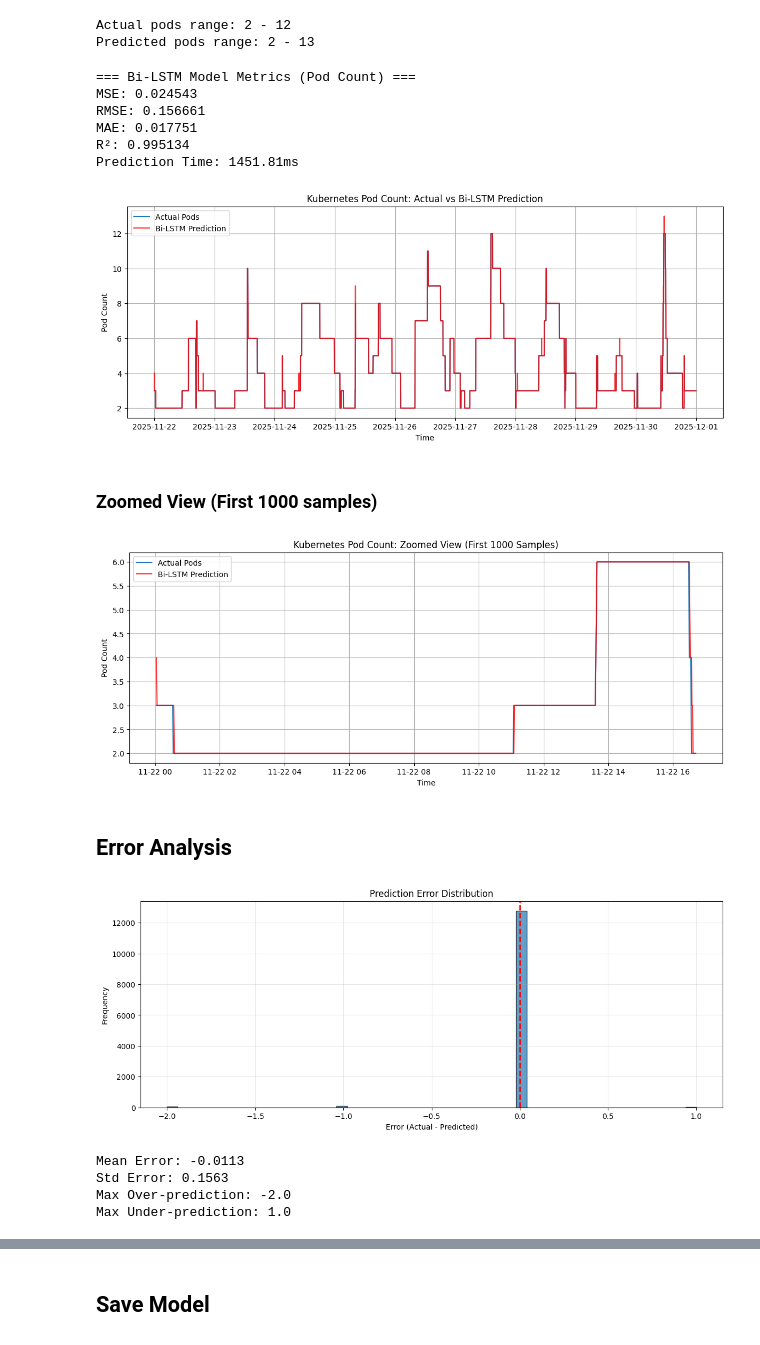
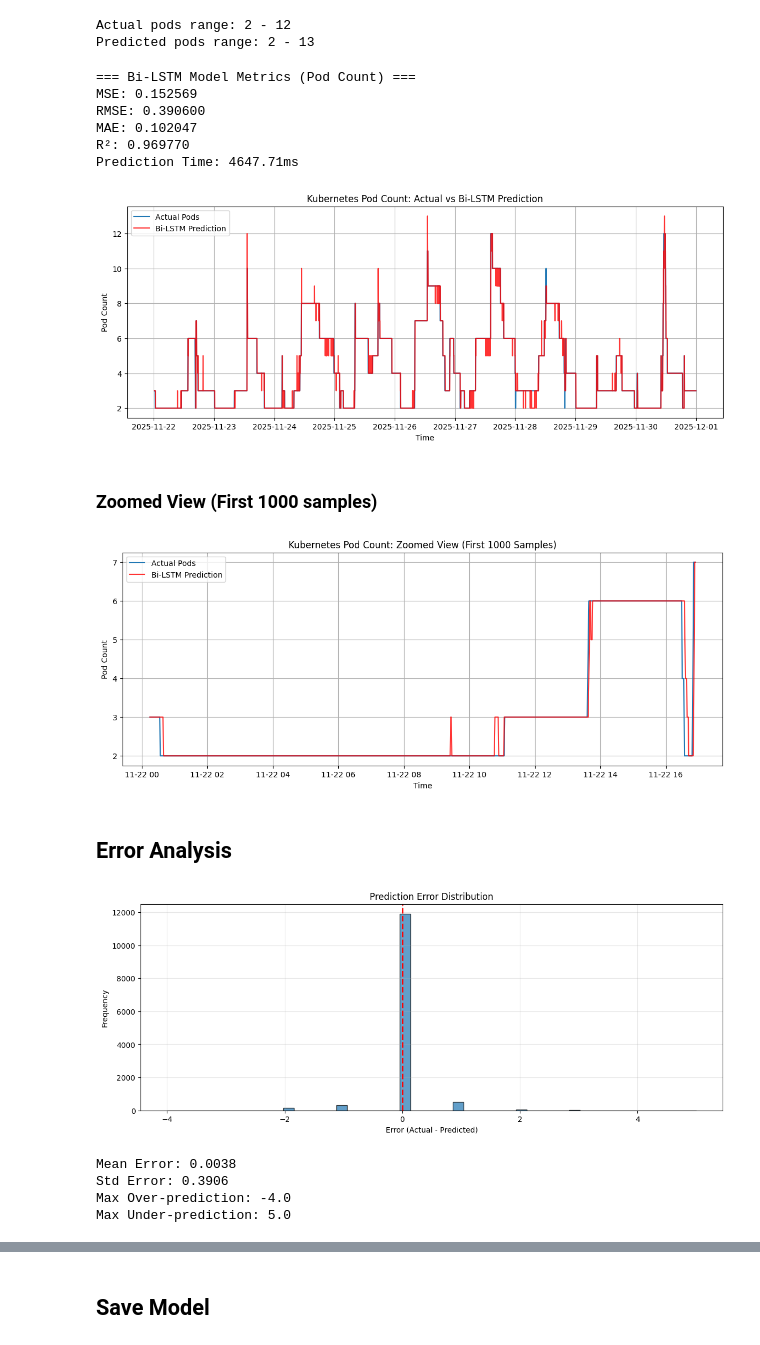
Before and after one commit to Praveen1214/time-series-forcasting-model-k8s, a Jupyter notebook: notebooks/BiLSTM - K8s Pod Prediction.ipynb, the cells around one changed output, grey strips where cells are left out. Cells and saved outputs as stored; diff of their text form; code cells hidden in the pictures.

```diff
--- a/notebooks/BiLSTM - K8s Pod Prediction.ipynb
+++ b/notebooks/BiLSTM - K8s Pod Prediction.ipynb
@@ -65,7 +65,7 @@ tf.random.set_seed(42)
 # %% [markdown]
 # Data Loading
 # %%
-raw_df = pd.read_csv('data.csv', parse_dates=['timestamp'])
+raw_df = pd.read_csv('../data/data.csv', parse_dates=['timestamp'])
 primary_service = raw_df['service_id'].mode()[0]
 df_pods = raw_df[raw_df['service_id'] == primary_service].copy()
 df_pods = df_pods.sort_values('timestamp').drop_duplicates(subset='timestamp')
@@ -152,13 +152,14 @@ plt.show()
 
 Create sliding window sequences with multivariate features for time-series prediction.
 # %%
-def create_dataset(features, target, look_back):
+def create_dataset(features, target, look_back, horizon=5):
     """Create sliding window sequences for time-series prediction.
 
     Args:
         features: DataFrame or array of input features
         target: Array of target values
         look_back: Number of time steps to look back
+        horizon: Number of time steps ahead to predict
 
     Returns:
         X: 3D array of shape (samples, look_back, features)
@@ -167,19 +168,22 @@ def create_dataset(features, target, look_back):
     X, y = [], []
     features = np.array(features)
     target = np.array(target)
-    for i in range(len(target) - look_back):
+    max_start = len(target) - look_back - horizon + 1
+    for i in range(max_start):
         X.append(features[i:i + look_back, :])
-        y.append(target[i + look_back])
+        y.append(target[i + look_back + horizon - 1])
     return np.array(X), np.array(y)
 # %%
 # Sliding window size (look_back)
-look_back = 10
+look_back = 48
+horizon = 5  # 5-minute forecast horizon
 
 # Use all features + target for multivariate input
 input_feature_cols = feature_cols + ['y']
 
-X_pods, y_pods = create_dataset(df_pods[input_feature_cols], df_pods['y'], look_back)
+X_pods, y_pods = create_dataset(df_pods[input_feature_cols], df_pods['y'], look_back, horizon=horizon)
 
 print(f'Input shape: {X_pods.shape}')
 print(f'Target shape: {y_pods.shape}')
+print(f'Look-back: {look_back} | Horizon: {horizon}')
 # %% [output]
@@ -453,27 +458,28 @@ print(f'R²: {r2:.6f}')
 print(f'Prediction Time: {prediction_time:.2f}ms')
 # %% [output]
 === Bi-LSTM Model Metrics (Pod Count) ===
-MSE: 0.024543
-RMSE: 0.156661
-MAE: 0.017751
-R²: 0.995134
-Prediction Time: 1451.81ms
+MSE: 0.152569
+RMSE: 0.390600
+MAE: 0.102047
+R²: 0.969770
+Prediction Time: 4647.71ms
 # %%
 # Get corresponding timestamps for test set
-test_timestamps = df_pods['ds'].iloc[len(X_train_pods) + look_back:len(X_train_pods) + look_back + len(y_test_pods)].values
+start_idx = len(X_train_pods) + look_back + horizon - 1
+test_timestamps = df_pods['ds'].iloc[start_idx:start_idx + len(y_test_pods)].values
 
 plt.figure(figsize=(14, 5))
 plt.plot(test_timestamps, y_test_actual, label='Actual Pods', color='#1f77b4', linewidth=1.5)
 plt.plot(test_timestamps, y_test_predicted_rounded, label='Bi-LSTM Prediction', color='red', linewidth=1.5, alpha=0.8)
 plt.title('Kubernetes Pod Count: Actual vs Bi-LSTM Prediction')
 plt.xlabel('Time')
 plt.ylabel('Pod Count')
 plt.grid(True)
 plt.legend()
 plt.savefig("images/bilstm-pods-final-output.jpeg", dpi=300, bbox_inches='tight', pad_inches=0)
 plt.show()
 # %% [output]
-[figure, old version]
+[figure, new version]
 # %% [markdown]
 ### Zoomed View (First 1000 samples)
 # %%
@@ -490,7 +496,7 @@ plt.legend()
 plt.savefig("images/bilstm-pods-zoomed.jpeg", dpi=300, bbox_inches='tight', pad_inches=0)
 plt.show()
 # %% [output]
-[figure, old version]
+[figure, new version]
 # %% [markdown]
 ## Error Analysis
 # %%
@@ -511,11 +517,11 @@ print(f'Std Error: {errors.std():.4f}')
 print(f'Max Over-prediction: {errors.min()}')
 print(f'Max Under-prediction: {errors.max()}')
 # %% [output]
-[figure, old version]
+[figure, new version]
-Mean Error: -0.0113
-Std Error: 0.1563
-Max Over-prediction: -2.0
-Max Under-prediction: 1.0
+Mean Error: 0.0038
+Std Error: 0.3906
+Max Over-prediction: -4.0
+Max Under-prediction: 5.0
 # %%
 # Under-provisioning and Over-provisioning analysis
 under_provisioned = (y_test_predicted_rounded < y_test_actual).sum()
```
Also changed, not shown: parts of 11 cells of this notebook, 1 other file.
